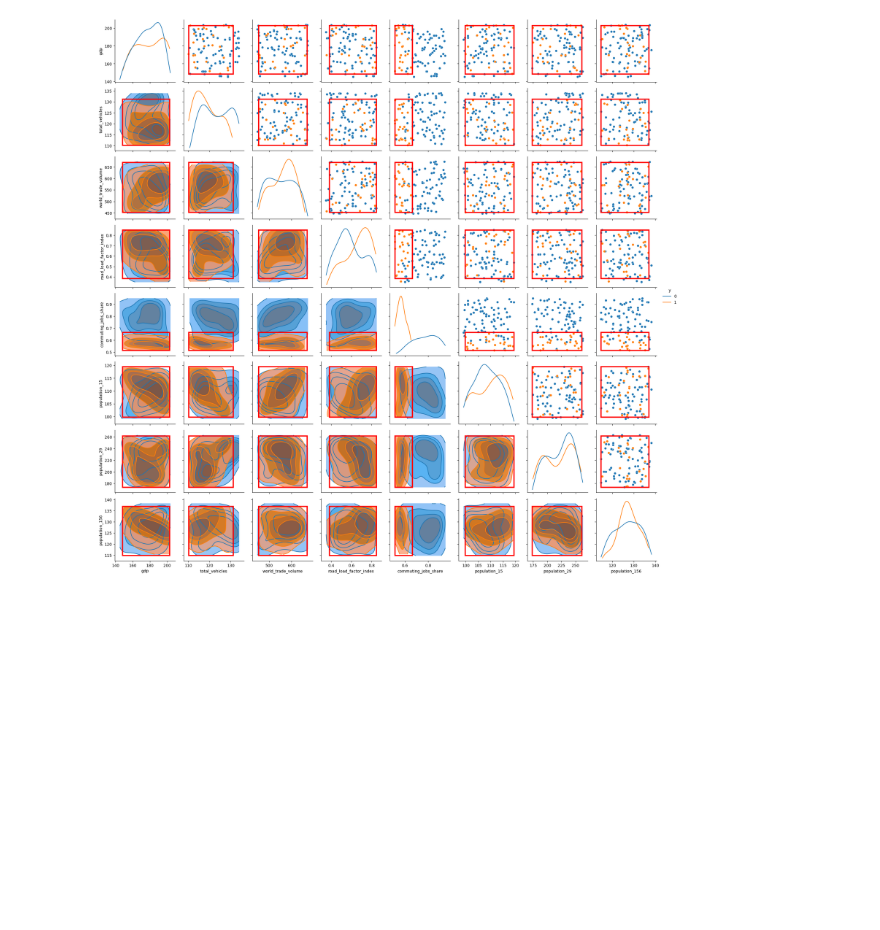
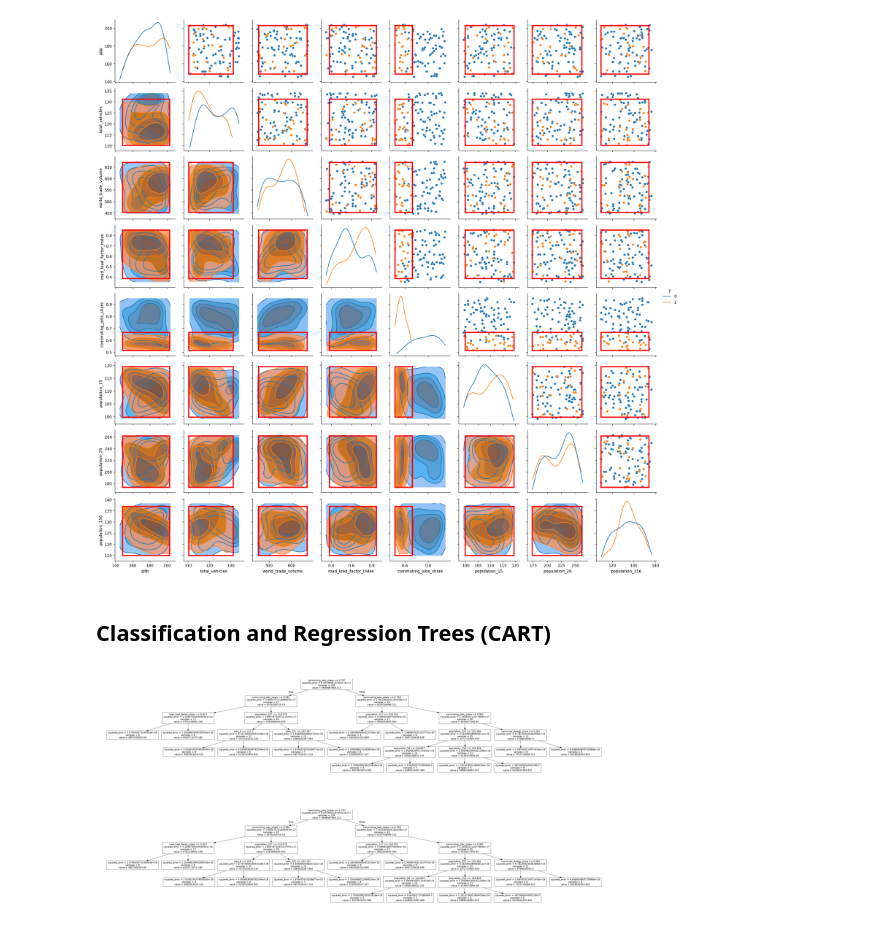
Before and after one commit to SMoorenUT/models_infrastructure_interdependency, a Jupyter notebook: analysis/scenario_discovery.ipynb, the cells around one changed output. Cells and saved outputs as stored; diff of their text form; code cells hidden in the pictures; blank space fills up the shorter version.

```diff
--- a/analysis/scenario_discovery.ipynb
+++ b/analysis/scenario_discovery.ipynb
@@ -84,3 +159,12 @@ prim_object, box = sdf.prim(simulation_input, simulation_output["combined_vkm.cs
 # %% [output]
 [figure]
 [figure]
+# %% [markdown]
+## Classification and Regression Trees (CART)
+# %%
+cart_object = sdf.cart(simulation_input, simulation_output["combined_vkm.csv_year"])
+cart_object.build_tree()
+cart_object.show_tree(format="png")
+# %% [output]
+[figure, added]
+[figure, added]
```
Also changed, not shown: parts of 3 cells of this notebook, 2 other files.
